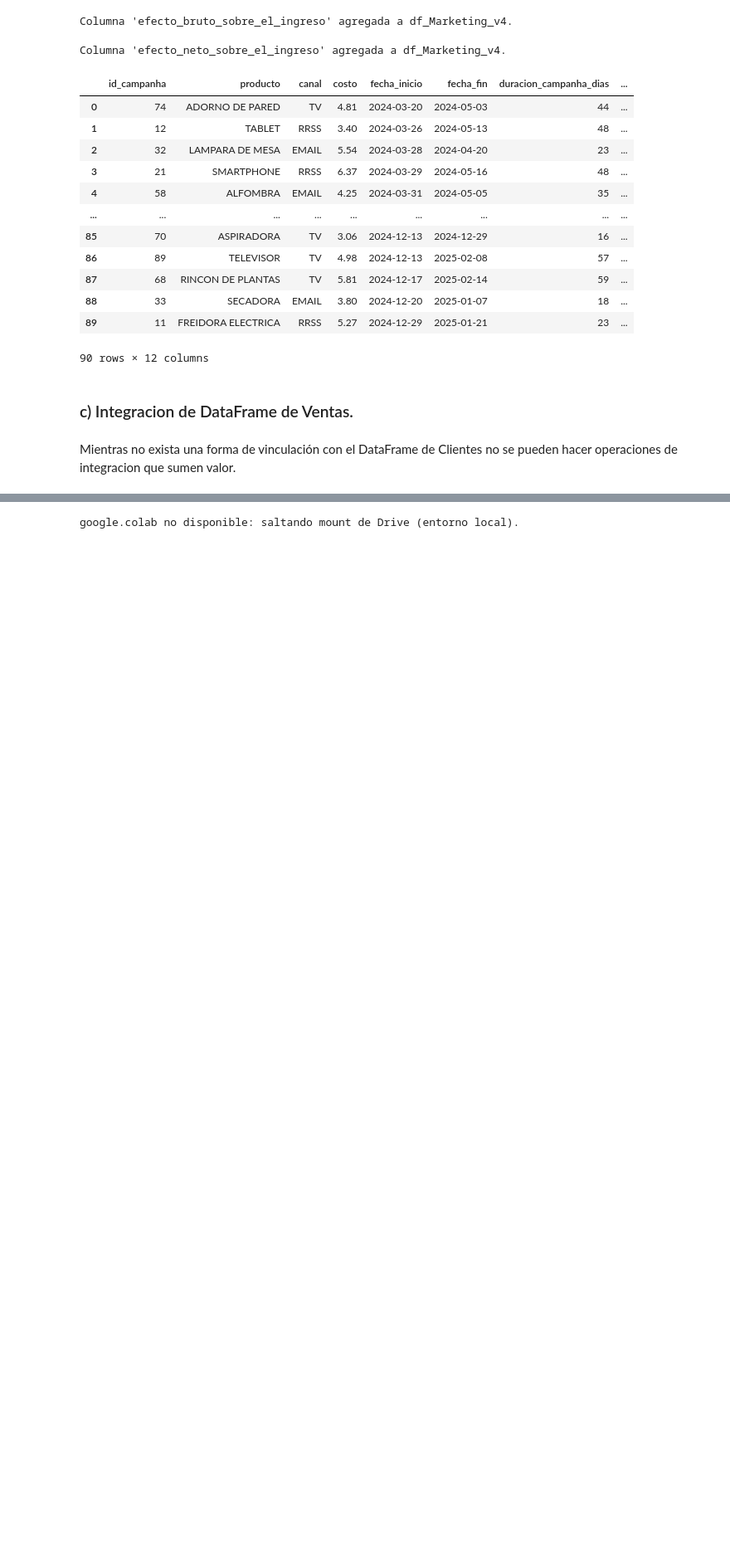
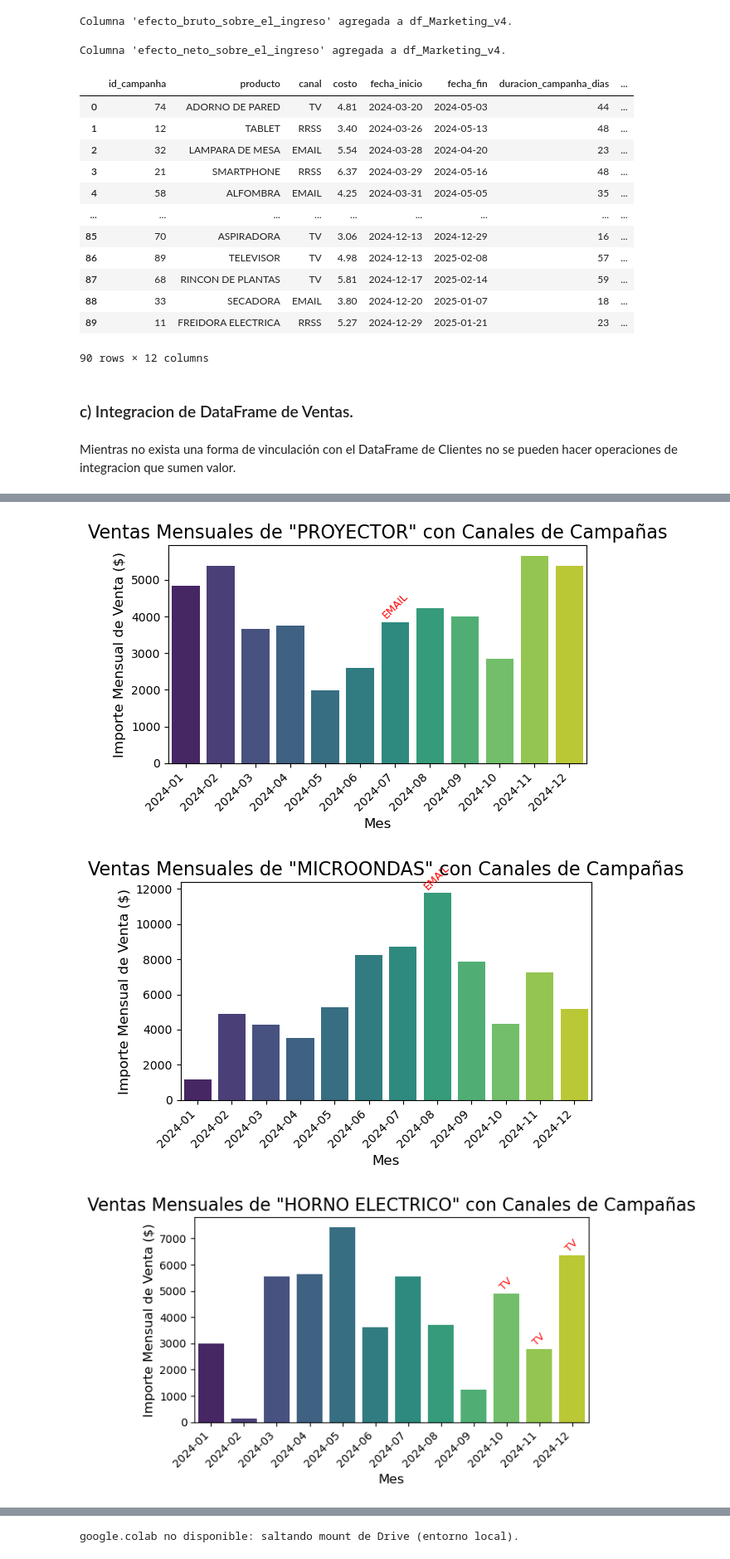
Before and after one commit to Javier-Espi/espineira_javier_C25262_TPI_Data_Analytics, a Jupyter notebook: espineira_javier_C25262_TPI_Data_Analytics_Entrega_Final.ipynb, the cells around one changed output, grey strips where cells are left out. Shown at 83% size. Drawn from its saved outputs; the diff is of its cells as text; code cells hidden in the pictures; blank space fills up the shorter version.

```diff
--- a/espineira_javier_C25262_TPI_Data_Analytics_Entrega_Final.ipynb
+++ b/espineira_javier_C25262_TPI_Data_Analytics_Entrega_Final.ipynb
@@ -2098,0 +2236,55 @@ df_resumen_ingreso_producto_v4 = df_resumen_ingreso_producto_v3
+# %%
+# Ejemplos de Exito donde la campaña logro revertir la tendencia y mejorar la situacion previa a la misma.
+aux_Marketing_top5_efecto_neto_v4 = df_Marketing_v4.sort_values(by='efecto_neto_sobre_el_ingreso', ascending=False).head(5)
+aux_Marketing_top5_productos_efecto_neto_v4 = aux_Marketing_top5_efecto_neto_v4['producto'].tolist()
+
+for producto_objetivo in aux_Marketing_top5_productos_efecto_neto_v4:
+    # 1. Filtrar ventas para el producto objetivo
+    ventas_producto = df_Ventas_v4[df_Ventas_v4['producto'] == producto_objetivo]
+
+    # 2. Agrupar por mes y sumar el importe bruto de venta
+    ventas_mensuales_producto = ventas_producto.groupby('yyyy_mm_venta')['importe_bruto_venta'].sum().reset_index()
+
+    # 3. Filtrar campañas de marketing para el producto objetivo, usando solo el top 5 de marketing
+    campanas_producto = aux_Marketing_top5_efecto_neto_v4[aux_Marketing_top5_efecto_neto_v4['producto'] == producto_objetivo]
+
+    # 4. Crear un diccionario para almacenar los canales activos por mes de campaña
+    canales_por_mes_campana = {}
+    for _, row_campana in campanas_producto.iterrows():
+        fecha_inicio_campana = pd.to_datetime(row_campana['fecha_inicio'])
+        fecha_fin_campana = pd.to_datetime(row_campana['fecha_fin'])
+        canal = row_campana['canal']
+
+        # Crear un rango de periodos mensuales que abarque la campaña
+        rango_meses = pd.period_range(start=fecha_inicio_campana, end=fecha_fin_campana, freq='M')
+        for mes_period in rango_meses:
+            if mes_period not in canales_por_mes_campana:
+                canales_por_mes_campana[mes_period] = set()
+            canales_por_mes_campana[mes_period].add(canal)
+
+    # 5. Crear el gráfico de barras
+    plt.figure(figsize=(6, 4))
+    sns.barplot(x='yyyy_mm_venta', y='importe_bruto_venta', data=ventas_mensuales_producto, palette='viridis', hue='yyyy_mm_venta', legend=False)
+
+    plt.title(f'Ventas Mensuales de "{producto_objetivo}" con Canales de Campañas', fontsize=16)
+    plt.xlabel('Mes', fontsize=12)
+    plt.ylabel('Importe Mensual de Venta ($)', fontsize=12)
+    plt.xticks(rotation=45, ha='right')
+
+    # 6. Añadir los nombres de los canales para los meses con campañas activas
+    for index, row_venta in ventas_mensuales_producto.iterrows():
+        mes_actual = row_venta['yyyy_mm_venta']
+        if mes_actual in canales_por_mes_campana:
+            canales_activos = sorted(list(canales_por_mes_campana[mes_actual])) # Ordenar para consistencia
+            texto_canales = ', '.join(canales_activos)
+            # Ajustar el offset +50 si el texto se superpone con las barras
+            plt.text(index, row_venta['importe_bruto_venta'] + 50,
+                     texto_canales,
+                     color='red', ha='center', va='bottom', fontsize=9, rotation=45)
+
+    plt.tight_layout()
+    plt.show()
+# %% [output]
+[figure, added]
+[figure, added]
+[figure, added]
```
Also changed, not shown: parts of 24 cells of this notebook.
